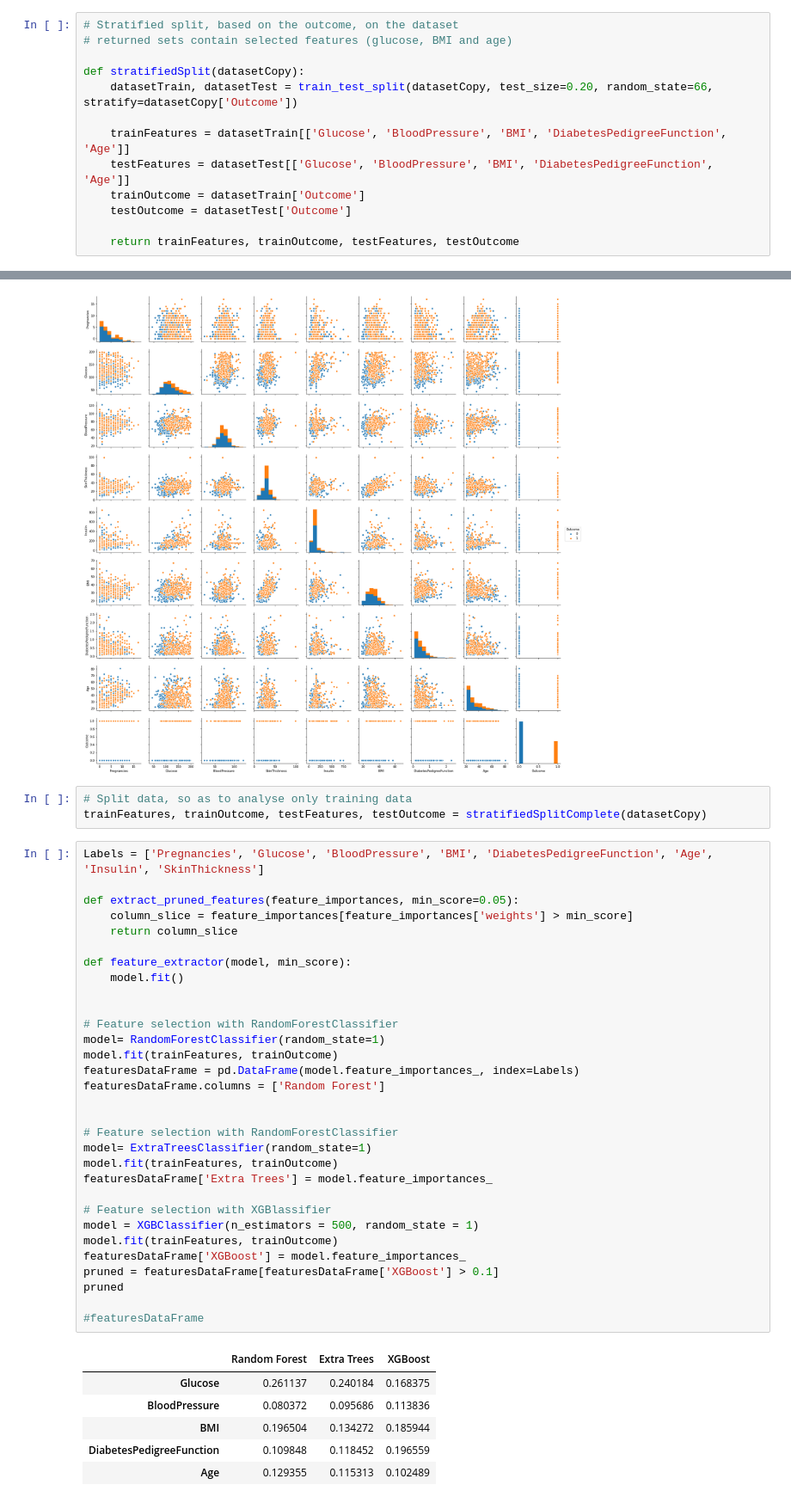
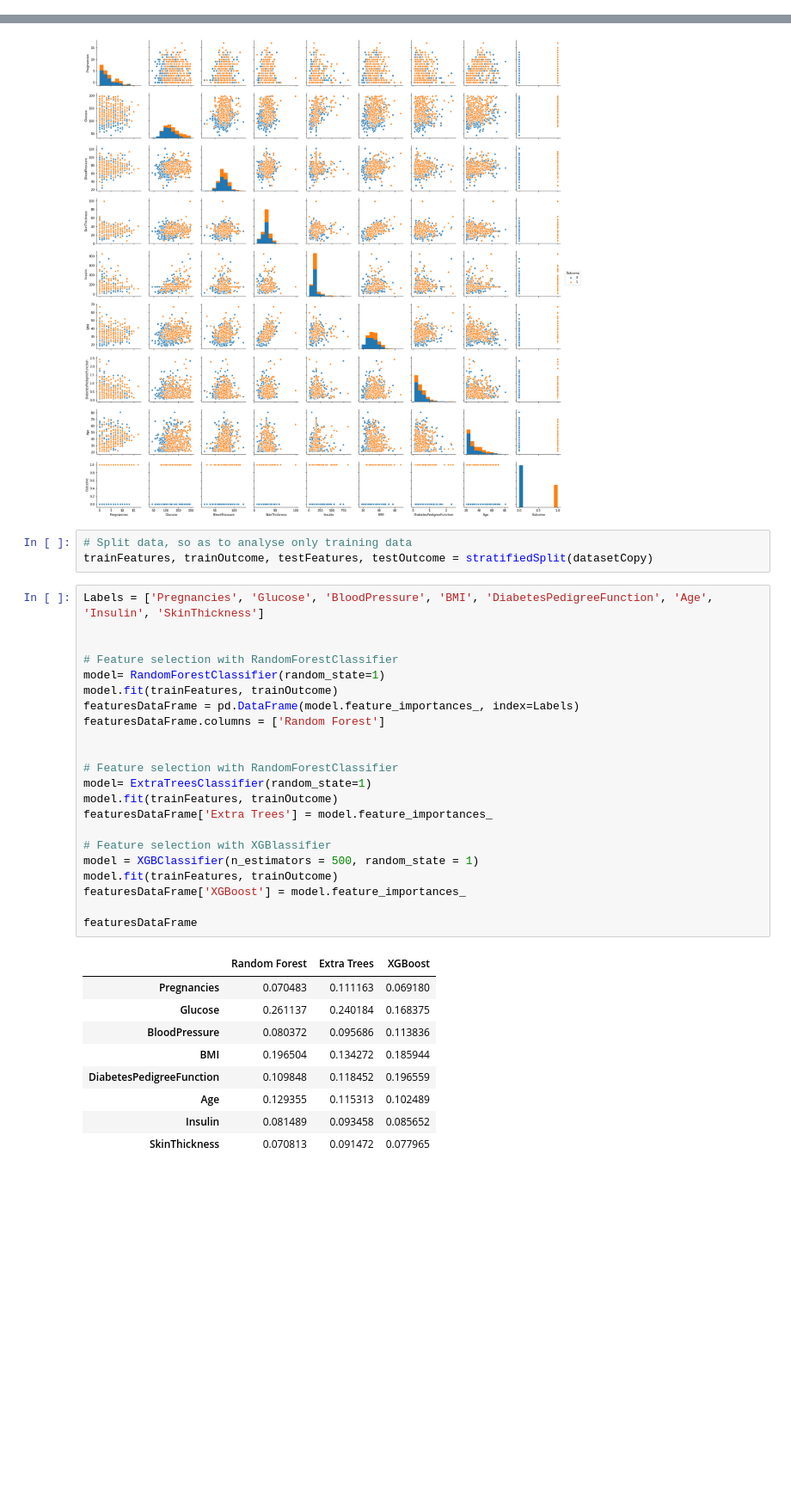
Before and after one commit to SohaibShahid/Pima-Indian-Diabetes, a Jupyter notebook: Diabetes.ipynb, the cells around one changed output, grey strips where cells are left out. Shown at 86% size. Saved outputs shown, nothing was run; the diff lists cells and outputs as text; blank space fills up the shorter version.

```diff
--- a/Diabetes.ipynb
+++ b/Diabetes.ipynb
@@ -92,19 +96,6 @@ def stratifiedSplitComplete(datasetCopy):
     testOutcome = datasetTest['Outcome']
 
     return trainFeatures, trainOutcome, testFeatures, testOutcome
-# %%
-# Stratified split, based on the outcome, on the dataset
-# returned sets contain selected features (glucose, BMI and age)
-
-def stratifiedSplit(datasetCopy):
-    datasetTrain, datasetTest = train_test_split(datasetCopy, test_size=0.20, random_state=66, stratify=datasetCopy['Outcome'])
-
-    trainFeatures = datasetTrain[['Glucose', 'BloodPressure', 'BMI', 'DiabetesPedigreeFunction', 'Age']]
-    testFeatures = datasetTest[['Glucose', 'BloodPressure', 'BMI', 'DiabetesPedigreeFunction', 'Age']]
-    trainOutcome = datasetTrain['Outcome']
-    testOutcome = datasetTest['Outcome']
-
-    return trainFeatures, trainOutcome, testFeatures, testOutcome
 # %%
 # Scale data using RobustScaler
 
@@ -276,45 +285,39 @@ plt.show()
 [figure]
 # %%
 # Split data, so as to analyse only training data
-trainFeatures, trainOutcome, testFeatures, testOutcome = stratifiedSplitComplete(datasetCopy)
+trainFeatures, trainOutcome, testFeatures, testOutcome = stratifiedSplit(datasetCopy)
 # %%
 Labels = ['Pregnancies', 'Glucose', 'BloodPressure', 'BMI', 'DiabetesPedigreeFunction', 'Age', 'Insulin', 'SkinThickness']
-
-def extract_pruned_features(feature_importances, min_score=0.05):
-    column_slice = feature_importances[feature_importances['weights'] > min_score]
-    return column_slice
-
-def feature_extractor(model, min_score):
-    model.fit()
 
 
 # Feature selection with RandomForestClassifier
 model= RandomForestClassifier(random_state=1)
 model.fit(trainFeatures, trainOutcome)
 featuresDataFrame = pd.DataFrame(model.feature_importances_, index=Labels)
 featuresDataFrame.columns = ['Random Forest']
 
 
 # Feature selection with RandomForestClassifier
 model= ExtraTreesClassifier(random_state=1)
 model.fit(trainFeatures, trainOutcome)
 featuresDataFrame['Extra Trees'] = model.feature_importances_
 
 # Feature selection with XGBlassifier
 model = XGBClassifier(n_estimators = 500, random_state = 1)
 model.fit(trainFeatures, trainOutcome)
 featuresDataFrame['XGBoost'] = model.feature_importances_
-pruned = featuresDataFrame[featuresDataFrame['XGBoost'] > 0.1]
-pruned
 
-#featuresDataFrame
+featuresDataFrame
 # %% [output]
 |  | Random Forest | Extra Trees | XGBoost |
+| Pregnancies | 0.070483 | 0.111163 | 0.069180 |
 | Glucose | 0.261137 | 0.240184 | 0.168375 |
 | BloodPressure | 0.080372 | 0.095686 | 0.113836 |
 | BMI | 0.196504 | 0.134272 | 0.185944 |
 | DiabetesPedigreeFunction | 0.109848 | 0.118452 | 0.196559 |
 | Age | 0.129355 | 0.115313 | 0.102489 |
+| Insulin | 0.081489 | 0.093458 | 0.085652 |
+| SkinThickness | 0.070813 | 0.091472 | 0.077965 |
 # %%
 # Checking p-values, which is one way of checking if our dataset follows a normal distribution
 # low p-values imply does not follow normal distribution
```
Also changed, not shown: parts of 16 cells of this notebook.
